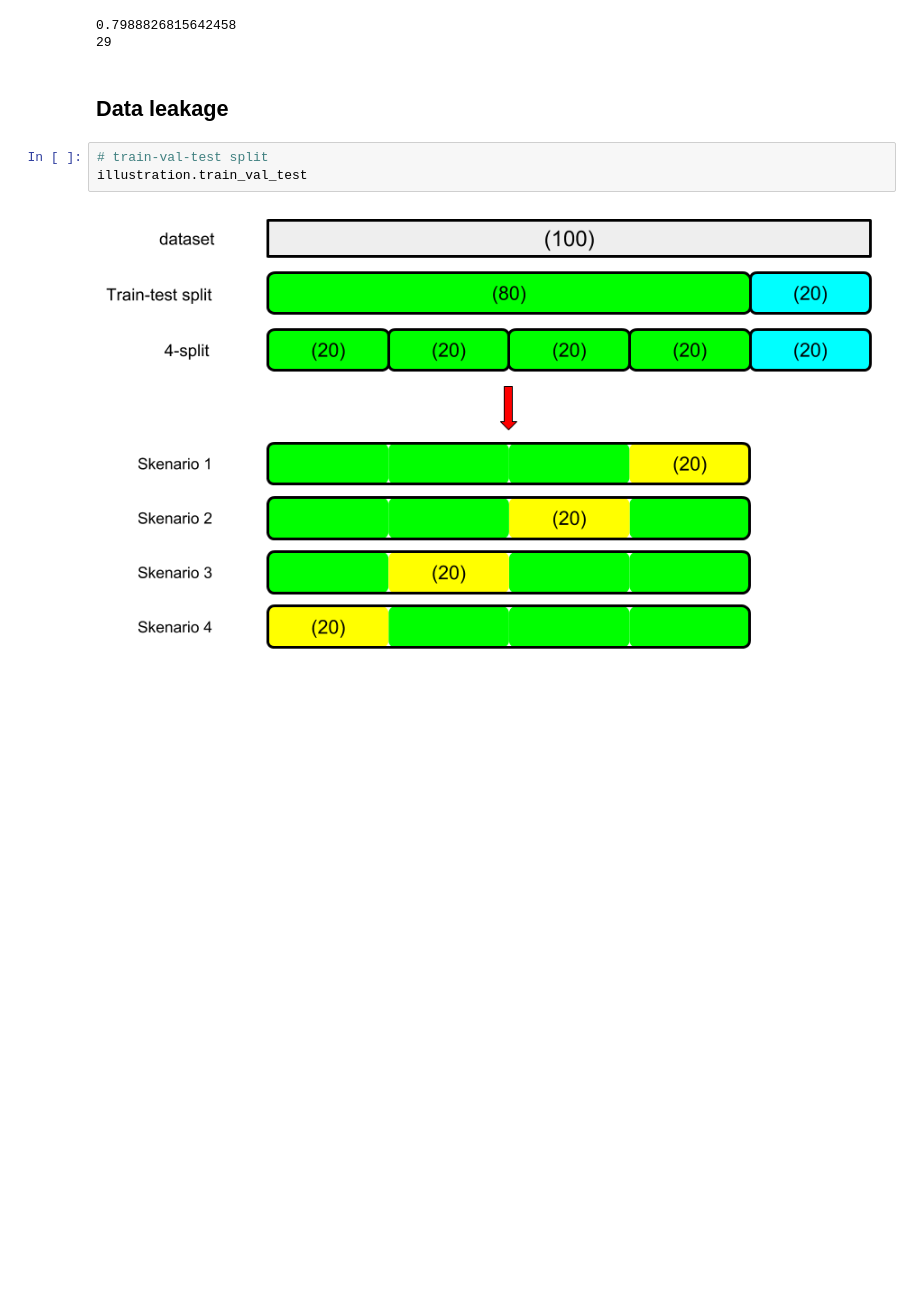
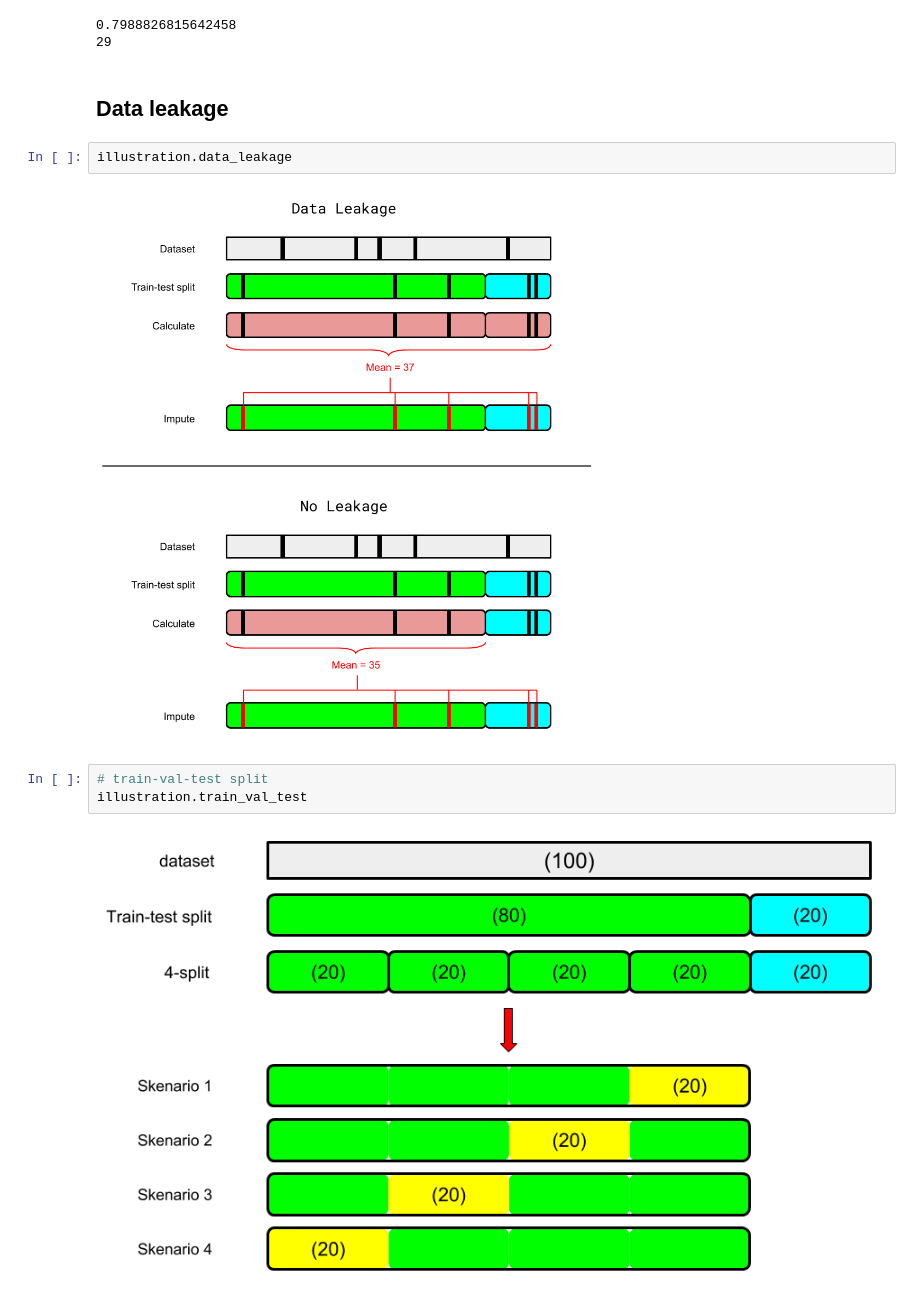
Before and after one commit to muhamadirkham21/Learning-journey, a Jupyter notebook: learn-python/ADVANCED/MACHINE-LEARNING/knn.ipynb, the cells around one changed output. Cells and saved outputs as stored; diff of their text form; blank space fills up the shorter version.

```diff
--- a/learn-python/ADVANCED/MACHINE-LEARNING/knn.ipynb
+++ b/learn-python/ADVANCED/MACHINE-LEARNING/knn.ipynb
@@ -225,6 +223,10 @@ print(neighbors[np.argmax(test_score)])
 29
 # %% [markdown]
 ## Data leakage
+# %%
+illustration.data_leakage
+# %% [output]
+[figure, added]
 # %%
 # train-val-test split
 illustration.train_val_test
```
Also changed, not shown: parts of 8 cells of this notebook, 1 other file.
